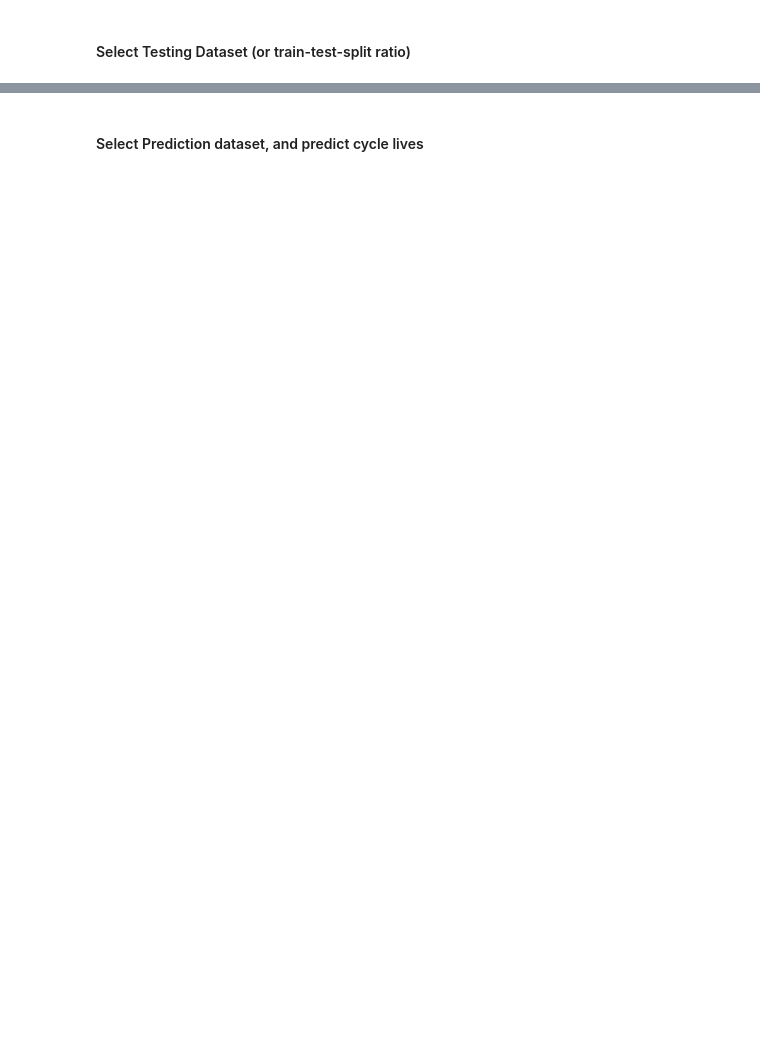
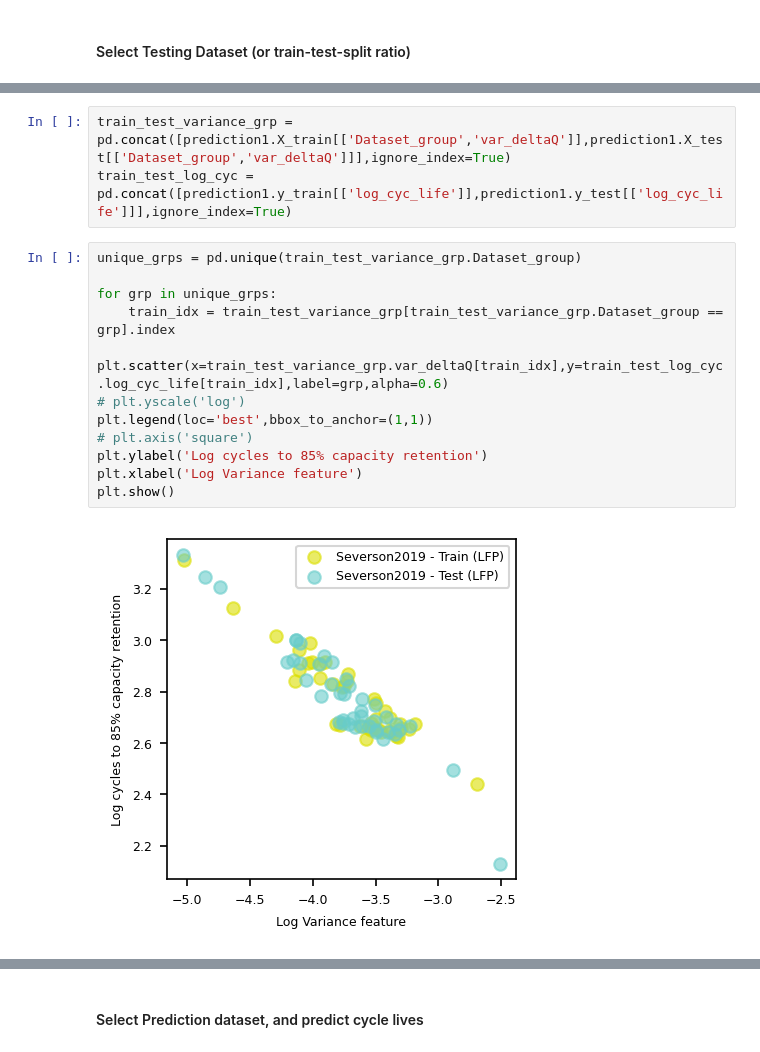
Before and after one commit to Voltaiq/vce_Severson-Generalized-Cycle-Life-Prediction_ca667ebf, a Jupyter notebook: CL_Prediction_Severson2019.ipynb, the cells around one changed output, grey strips where cells are left out. Drawn from its saved outputs; the diff is of its cells as text; blank space fills up the shorter version.

```diff
--- a/CL_Prediction_Severson2019.ipynb
+++ b/CL_Prediction_Severson2019.ipynb
@@ -182,0 +247,17 @@ Button(button_style='danger', description='Plot RMSE results', disabled=True, st
+# %%
+train_test_variance_grp = pd.concat([prediction1.X_train[['Dataset_group','var_deltaQ']],prediction1.X_test[['Dataset_group','var_deltaQ']]],ignore_index=True)
+train_test_log_cyc = pd.concat([prediction1.y_train[['log_cyc_life']],prediction1.y_test[['log_cyc_life']]],ignore_index=True)
+# %%
+unique_grps = pd.unique(train_test_variance_grp.Dataset_group)
+
+for grp in unique_grps:
+    train_idx = train_test_variance_grp[train_test_variance_grp.Dataset_group == grp].index
+    plt.scatter(x=train_test_variance_grp.var_deltaQ[train_idx],y=train_test_log_cyc.log_cyc_life[train_idx],label=grp,alpha=0.6)
+# plt.yscale('log')
+plt.legend(loc='best',bbox_to_anchor=(1,1))
+# plt.axis('square')
+plt.ylabel('Log cycles to 85% capacity retention')
+plt.xlabel('Log Variance feature')
+plt.show()
+# %% [output]
+[figure, added]
```
Also changed, not shown: parts of 28 cells of this notebook, 5 other files.
